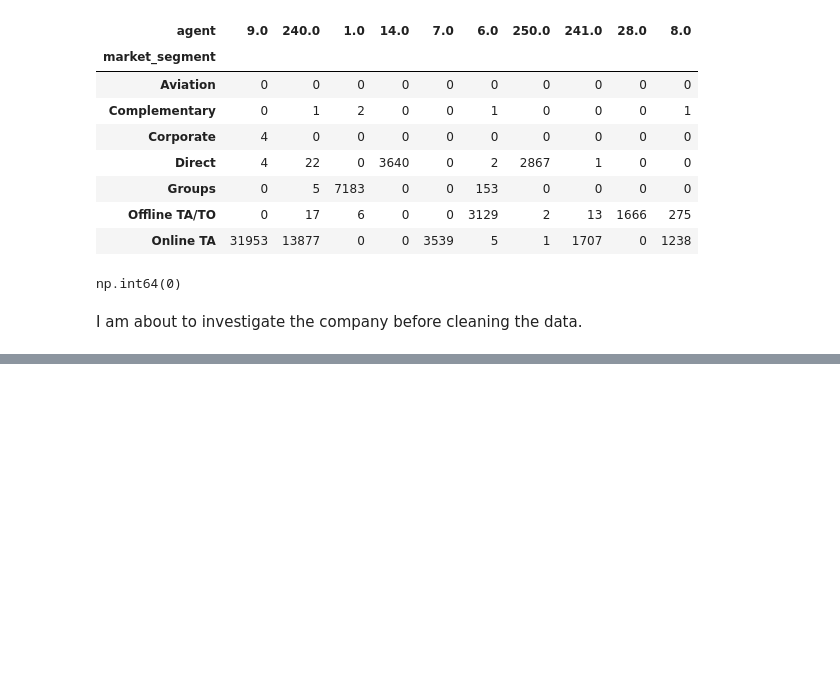
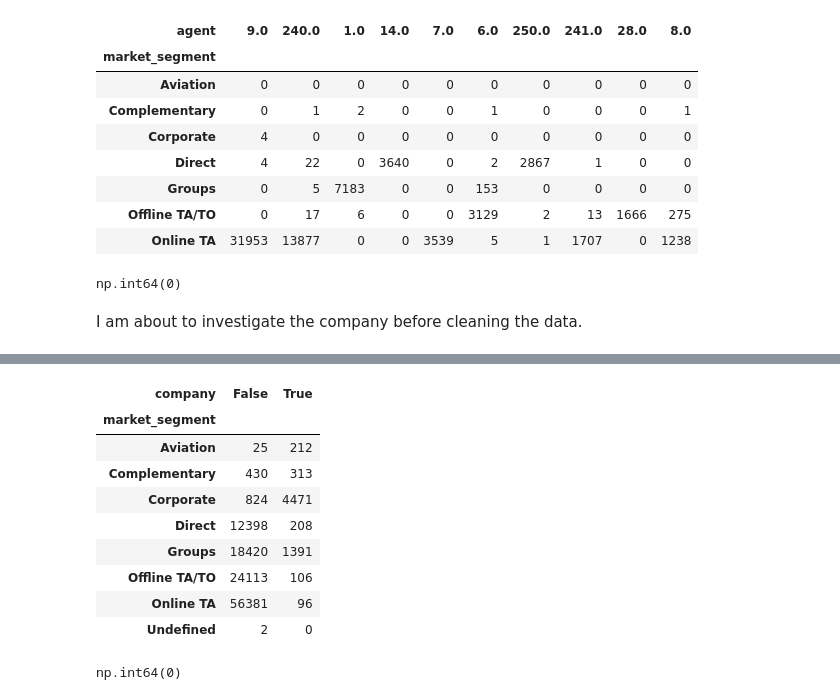
Before and after one commit to Bigie11/Swing-calculator-, a Jupyter notebook: Hotel_dataset.ipynb, the cells around one changed output, grey strips where cells are left out. Saved outputs shown, nothing was run; the diff lists cells and outputs as text; code cells hidden in the pictures; blank space fills up the shorter version.

```diff
--- a/Hotel_dataset.ipynb
+++ b/Hotel_dataset.ipynb
@@ -437,0 +446,13 @@ I am about to investigate the company before cleaning the data.
+# %%
+pd.crosstab(hotel_data['market_segment'], hotel_data['company'].notnull())
+# %% [output]
+| company | False | True |
+| market_segment |  |  |
+| Aviation | 25 | 212 |
+| Complementary | 430 | 313 |
+| Corporate | 824 | 4471 |
+| Direct | 12398 | 208 |
+| Groups | 18420 | 1391 |
+| Offline TA/TO | 24113 | 106 |
+| Online TA | 56381 | 96 |
+| Undefined | 2 | 0 |
@@ -437,0 +461,4 @@ I am about to investigate the company before cleaning the data.
+# %%
+hotel_data['company'].isnull().sum()
+# %% [output]
+np.int64(0)
```
Also changed, not shown: parts of 2 cells of this notebook.
